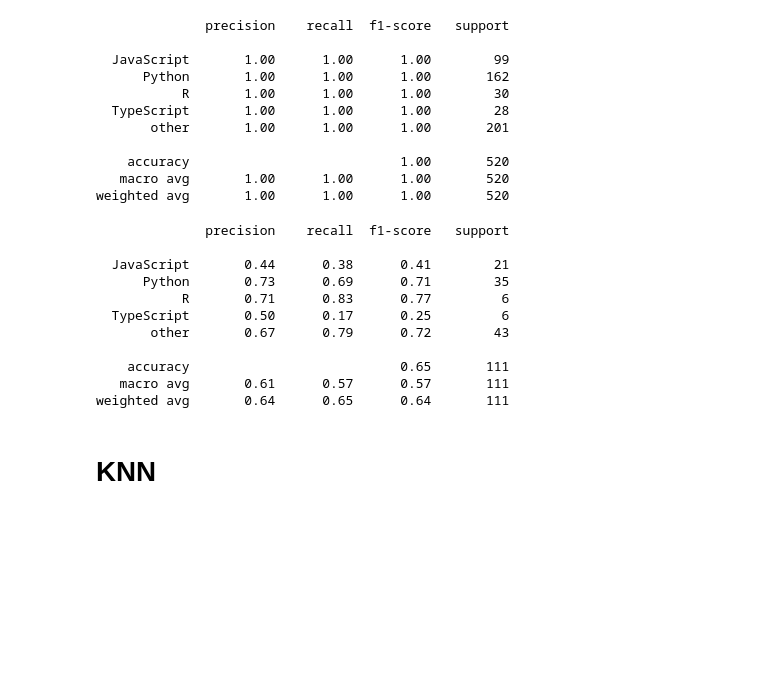
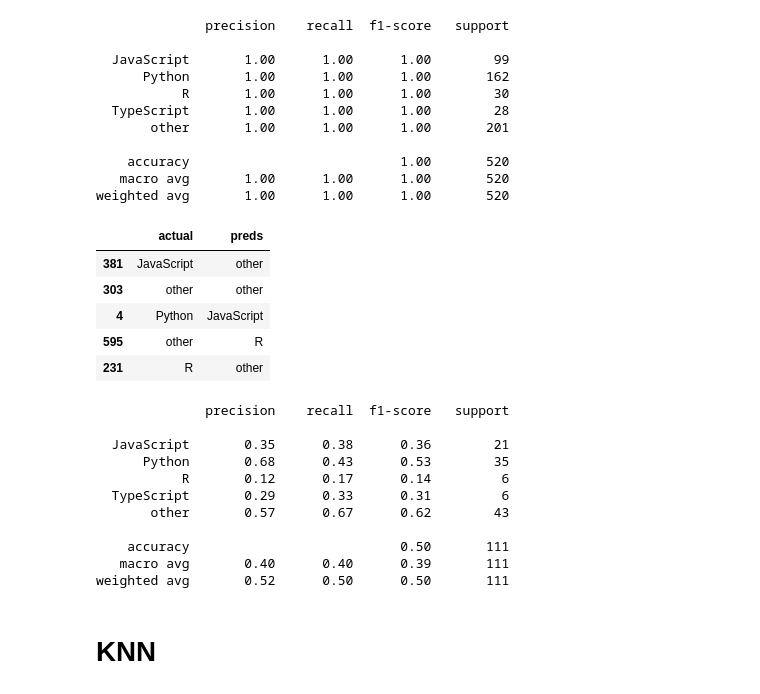
Before and after one commit to NLP-Team-Project/NLP-Project, a Jupyter notebook: Marcelino/prepare&model_scratch.ipynb, the cells around one changed output. Drawn from its saved outputs; the diff is of its cells as text; code cells hidden in the pictures; blank space fills up the shorter version.

```diff
--- a/Marcelino/prepare&model_scratch.ipynb
+++ b/Marcelino/prepare&model_scratch.ipynb
@@ -753,20 +765,32 @@ print(classification_report(y_train_res.actual, y_train_res.preds))
     accuracy                           1.00       520
    macro avg       1.00      1.00      1.00       520
 weighted avg       1.00      1.00      1.00       520
+# %%
+y_val_res = pd.DataFrame({'actual': y_val,
+                           'preds': dt.predict(X_val_tfidf)})
+
+y_val_res.head()
+# %% [output]
+|  | actual | preds |
+| 381 | JavaScript | other |
+| 303 | other | other |
+| 4 | Python | JavaScript |
+| 595 | other | R |
+| 231 | R | other |
 # %%
 print(classification_report(y_val_res.actual, y_val_res.preds))
 # %% [output]
               precision    recall  f1-score   support
 
-  JavaScript       0.44      0.38      0.41        21
-      Python       0.73      0.69      0.71        35
-           R       0.71      0.83      0.77         6
-  TypeScript       0.50      0.17      0.25         6
-       other       0.67      0.79      0.72        43
+  JavaScript       0.35      0.38      0.36        21
+      Python       0.68      0.43      0.53        35
+           R       0.12      0.17      0.14         6
+  TypeScript       0.29      0.33      0.31         6
+       other       0.57      0.67      0.62        43
 
-    accuracy                           0.65       111
-   macro avg       0.61      0.57      0.57       111
-weighted avg       0.64      0.65      0.64       111
+    accuracy                           0.50       111
+   macro avg       0.40      0.40      0.39       111
+weighted avg       0.52      0.50      0.50       111
 # %% [markdown]
 # KNN
 # %%
```
Also changed, not shown: parts of 12 cells of this notebook, 4 other files.
